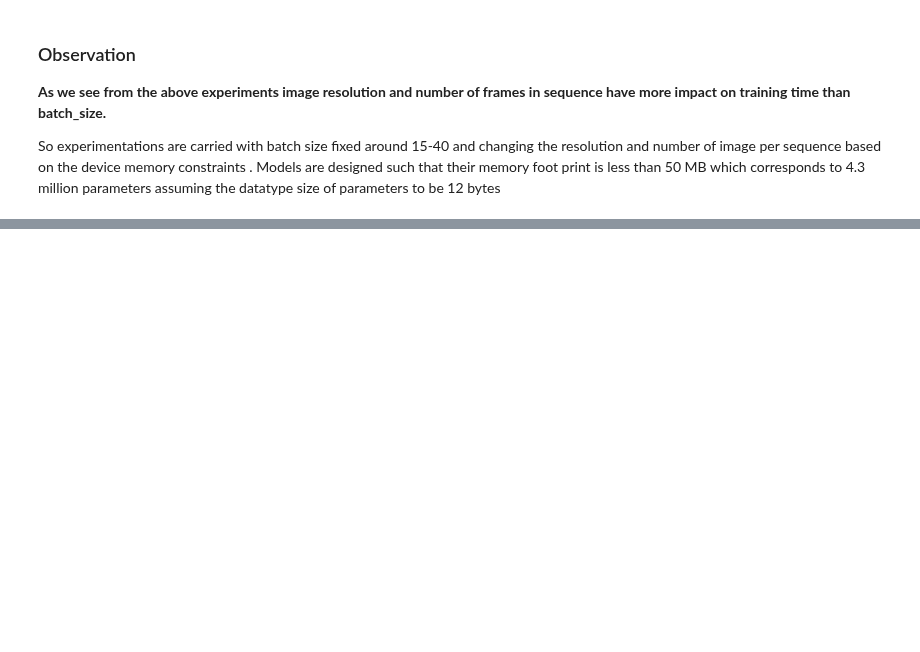
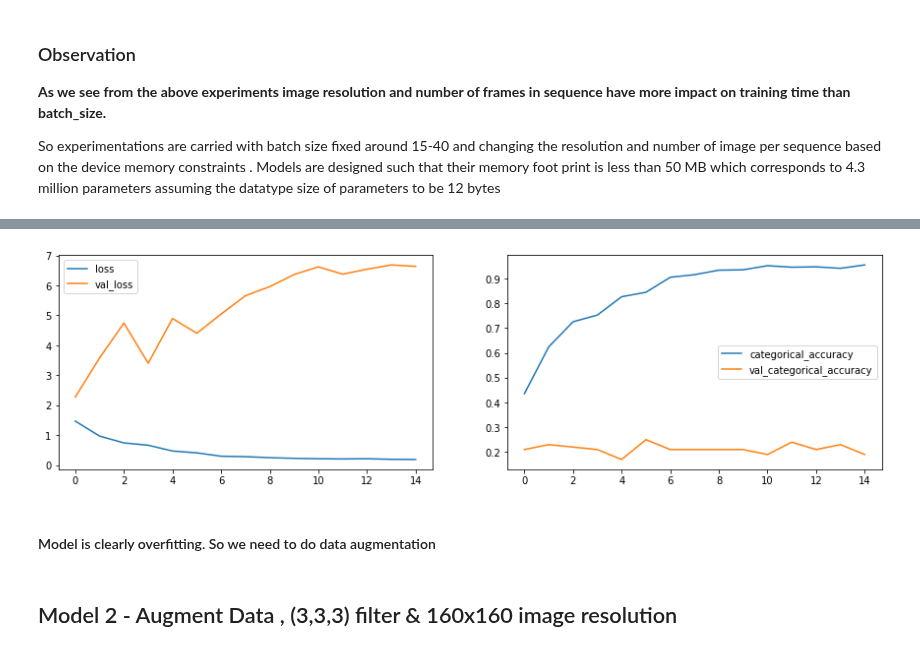
Before and after one commit to subhabrata-ghosh-1988/Gesture-Recognition, a Jupyter notebook: Gesture Recognition.ipynb, the cells around one changed output, grey strips where cells are left out. Saved outputs shown, nothing was run; the diff lists cells and outputs as text; code cells hidden in the pictures; blank space fills up the shorter version.

Commit message:
Adding Model#1

```diff
--- a/Gesture Recognition.ipynb
+++ b/Gesture Recognition.ipynb
@@ -220,6 +223,11 @@ class ModelBuilder(metaclass= abc.ABCMeta):
                             validation_steps=validation_steps, class_weight=None, workers=1, initial_epoch=0)
         return history
 
+    def clear_session(self, model):
+        del model
+        gc.collect()
+        tf.keras.backend.clear_session()
+        tf.compat.v1.reset_default_graph() # TF graph isn't same as Keras graph
 
     @abc.abstractmethod
     def define_model(self):
@@ -476,0 +677,8 @@ So experimentations are carried with batch size fixed around 15-40 and changing
+# %%
+conv_3d1.clear_session(conv_3d1_model)
+Conv3D1=ModelConv3D1()
+Conv3D1.initialize_src_path(main_folder)
+Conv3D1.initialize_image_properties(image_height=160,image_width=160)
+Conv3D1.initialize_hyperparams(frames_to_sample=20,batch_size=40,num_epochs=15)
+Conv3D1_model=Conv3D1.define_model()
+Conv3D1_model.summary()
@@ -476,0 +703,3 @@ So experimentations are carried with batch size fixed around 15-40 and changing
+# %%
+print("Total Params:", Conv3D1_model.count_params())
+accuracy_check_model_1 = Conv3D1.train_model(Conv3D1_model)
@@ -476,0 +724,8 @@ So experimentations are carried with batch size fixed around 15-40 and changing
+# %%
+plot(accuracy_check_model_1)
+# %% [output]
+[figure, added]
+# %% [markdown]
+#### Model is clearly overfitting. So we need to do data augmentation
+# %% [markdown]
+## Model 2 - Augment Data , (3,3,3) filter & 160x160 image resolution
```
Also changed, not shown: parts of 27 cells of this notebook.
